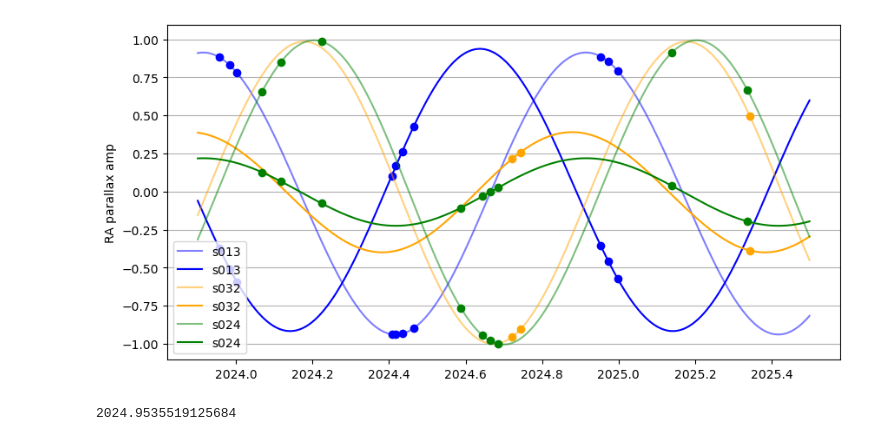
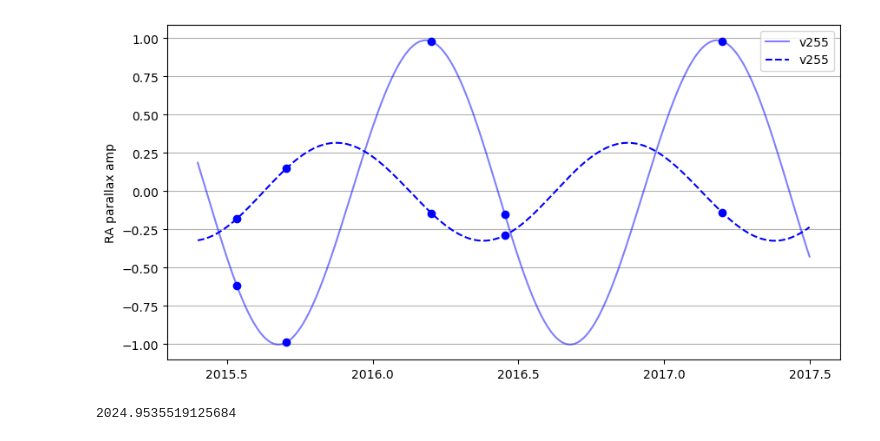
Before and after one commit to lucasjord/spirals, a Jupyter notebook: testing/masers_par_peak.ipynb, the cells around one changed output. Cells and saved outputs as stored; diff of their text form; code cells hidden in the pictures.

```diff
--- a/testing/masers_par_peak.ipynb
+++ b/testing/masers_par_peak.ipynb
@@ -22,7 +22,7 @@ class Maser:
         self.alias = alias
 
 masers = np.array([
-    ['G287.371+0.644',	'10:48:04',	'-58:27:01',	-1.9,	21.9,	's013'],
+    #['G287.371+0.644',	'10:48:04',	'-58:27:01',	-1.9,	21.9,	's013'],
     #['G291.274-0.709',	'11:11:53',	'-61:18:24',	-30.7,	10.7,	's025'],
     #['G299.772-0.005',	'12:23:49',	'-62:42:25',	-6.7,	12.3,	's026'],
     #['G305.200+0.019',	'13:11:17',	'-62:45:55',	-32,	8.6,    's027'],
@@ -30,13 +30,14 @@ masers = np.array([
     #['G329.407-0.459',	'16:03:33',	'-53:09:27',	-66.6,	7.3,	's029'],
     #['G338.920+0.550',	'16:40:34',	'-45:42:07',	-61.3,	9.3,	's030'],
     #['G337.920-0.456',	'16:41:06',	'-47:07:03',	-38.6,	12.7,	's021'],
-    ['G340.785-0.096',  '16:50:15.8','-44:42:26.3',-100,40,'s032'],
-    ['G352.630-1.067',	'17:31:14',	'-35:44:09',	-3.3,	17.6,	's024']
+    #['G340.785-0.096',  '16:50:15.8','-44:42:26.3',-100,40,'s032'],
+    #['G352.630-1.067',	'17:31:14',	'-35:44:09',	-3.3,	17.6,	's024'],
+    ['G345.010+1.792',  '16:56:47','-40:14:25', -21, 270, 'v255']
      ])
 
 
 tt = [
-     ['Dec 16, 2023','Dec 26, 2023','Jan 2, 2024','May 29, 2024','Jun 2, 2024','Jun 8, 2024','Jun 19, 2024','Dec 15, 2024','Dec 22, 2024','Dec 31, 2024']
+     #['Dec 16, 2023','Dec 26, 2023','Jan 2, 2024','May 29, 2024','Jun 2, 2024','Jun 8, 2024','Jun 19, 2024','Dec 15, 2024','Dec 22, 2024','Dec 31, 2024']
      #,['Dec 21, 2024','Dec 29, 2024']
      #,['Jan 4, 2025','Feb 22, 2025']
      #,['Dec 30, 2024','Jan 5, 2025']
@@ -44,8 +45,9 @@ tt = [
      #,['Mar 22, 2025','Apr 5, 2025']
      #,['Mar 23, 2025','Apr 6, 2025']
      #,['Mar 29, 2025','Apr 13, 2025']
-     ,['Sep 21, 2024','Sep 29, 2024','May 6, 2025']
-     ,['Jan 26, 2024','Feb 13, 2024','Mar 23, 2024','Aug 3, 2024','Aug 24, 2024','Aug 31, 2024','Sep 8, 2024','Feb 21, 2025','May 4, 2025']
+     #,['Sep 21, 2024','Sep 29, 2024','May 6, 2025']
+     #,['Jan 26, 2024','Feb 13, 2024','Mar 23, 2024','Aug 3, 2024','Aug 24, 2024','Aug 31, 2024','Sep 8, 2024','Feb 21, 2025','May 4, 2025']
+     ['Jul 15, 2015','Sep 15, 2015','Mar 15, 2016','Jun 15, 2016','Mar 15, 2017' ]
      ]
 
 
@@ -59,37 +61,37 @@ def parpropmot(p,t,t_r,ra,dec):
     ym = p[0]*Te*(Z*cos(dec) - X*cos(ra)*sin(dec) - Y*sin(ra)*sin(dec)) + p[2]*(t - t_r)
     return np.array([xm, ym])
 # %%
-c = SkyCoord(masers[1][1],masers[1][2],unit=(u.hourangle,u.degree))
-t = np.arange(-1.1,.5,0.001)+2025. #- aTime.now().decimalyear%1
+c = SkyCoord(masers[0][1],masers[0][2],unit=(u.hourangle,u.degree))
+t = np.arange(-1.1,1.,0.001)+2016.5 #- aTime.now().decimalyear%1
 x,y = parpropmot([1.0,0,0],t,0,c.ra.rad,c.dec.rad)
 # %%
 fig, ax = plt.subplots(1,figsize=(10,5))
 
 cols = ['blue','orange','green','red','purple','brown','pink','gray','olive','black']
 
 #ax.hlines(y=0,xmin=-0.25,xmax=1.25,color='k')
 for i in range(len(masers)):
     c = SkyCoord(masers[i][1],masers[i][2],unit=(u.hourangle,u.degree))
     x ,y  = parpropmot([1.0,0,0],t ,0,c.ra.rad,c.dec.rad)
     ts = np.array([aTime(datetime.datetime.strptime(s,'%b %d, %Y')).decimalyear for s in tt[i]])
     #ts[ts > 0.5]+=-1.0
     x0 ,y0  = parpropmot([1.0,0,0],ts ,0,c.ra.rad,c.dec.rad)
     ax.plot(t , x, label=masers[i][-1],c=cols[i],alpha=0.5)
-    ax.plot(t , y, label=masers[i][-1],c=cols[i])
+    ax.plot(t , y, label=masers[i][-1],c=cols[i],ls='--')
     ax.plot(ts ,x0 ,'o',c=cols[i])
     ax.plot(ts ,y0 ,'o',c=cols[i])
     #ax.plot(t , -y, c=cols[i], ls='--',alpha=0.5)
     #ax.plot(ts ,-y0 ,'o',c=cols[i],alpha=0.5)
 #ax.set_yticks([-1,-.75,-.5,-0.25,0,.25,.5,.75,1])
 #ax.set_xticks(np.arange(-1,13,1)*0.083)
 #ax.set_xticklabels(['Dec','Jan','Feb','Mar','Apr','May','Jun','Jul','Sep','Oct','Nov','Dec','Jan','Feb'])
 ax.grid(True,axis='y')
 ax.set_ylabel('RA parallax amp')
 #ax.set_xlim([0.1,.4]);
 #ax.set_ylim([.0,1.]);
 ax.legend();
 # %% [output]
-[figure, old version]
+[figure, new version]
 # %%
 aTime(datetime.datetime.strptime(tt[0][0],'%b %d, %Y')).decimalyear
 # %% [output]
```
